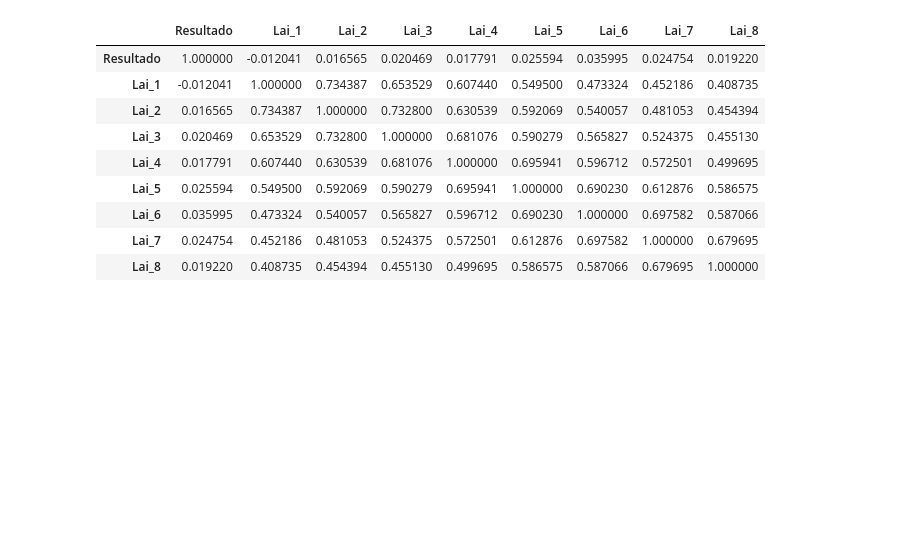
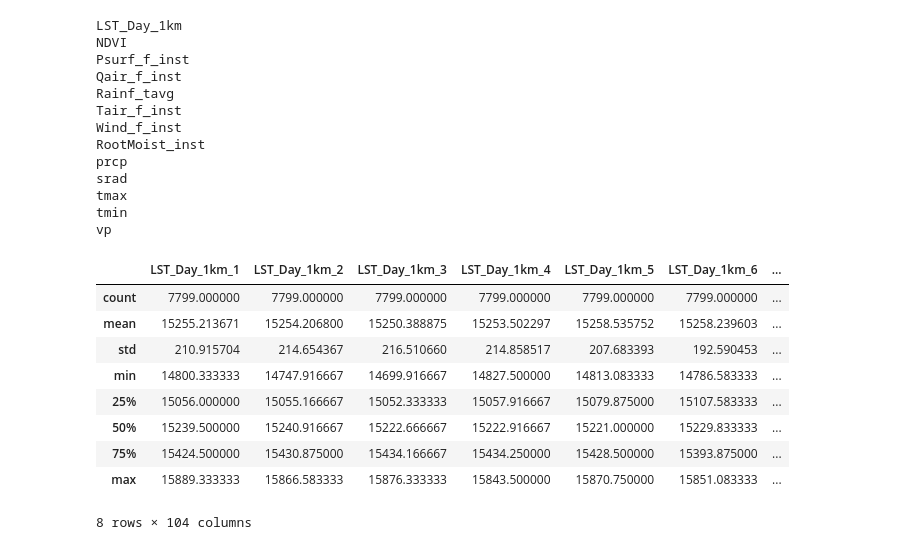
Before and after one commit to apr159/locust, a Jupyter notebook: 2-create-dataset.ipynb, the cells around one changed output. Drawn from its saved outputs; the diff is of its cells as text; code cells hidden in the pictures; blank space fills up the shorter version.

```diff
--- a/2-create-dataset.ipynb
+++ b/2-create-dataset.ipynb
@@ -141,25 +122,56 @@ dataset
 # %%
+
+dataset = pd.read_csv('data/2023-dataset.csv')
 
 features_all = ['LST_Day_1km','NDVI']+['Psurf_f_inst','Qair_f_inst','Rainf_tavg','Tair_f_inst','Wind_f_inst','RootMoist_inst']+['prcp','srad','tmax','tmin','vp']
 
 
 
+#dataset = data_output[['Resultado']+features+features2]
 
-
-#dataset = data_output[['Resultado']+features+features2]
+def convert(row,feature,st,end):
+    list_parsed = eval(row[feature])[st:end]
+    if np.sum(list_parsed) == 0:
+        return 0.0
+    else:
+        return np.mean(list_parsed)
 
 feature_dataset = pd.DataFrame()
 feature_dataset['Resultado'] = dataset['Resultado']
 for feature in features_all:
     print(feature)
-    feature_dataset[feature + '_1'] = dataset.apply(lambda row: np.mean(row[feature][0:12]),axis=1)
-    feature_dataset[feature + '_2'] = dataset.apply(lambda row: np.mean(row[feature][12:24]),axis=1)
-    feature_dataset[feature + '_3'] = dataset.apply(lambda row: np.mean(row[feature][24:36]),axis=1)
-    feature_dataset[feature + '_4'] = dataset.apply(lambda row: np.mean(row[feature][36:48]),axis=1)
-    feature_dataset[feature + '_5'] = dataset.apply(lambda row: np.mean(row[feature][48:60]),axis=1)
-    feature_dataset[feature + '_6'] = dataset.apply(lambda row: np.mean(row[feature][60:72]),axis=1)
-    feature_dataset[feature + '_7'] = dataset.apply(lambda row: np.mean(row[feature][72:84]),axis=1)
-    feature_dataset[feature + '_8'] = dataset.apply(lambda row: np.mean(row[feature][84:96]),axis=1)
+    feature_dataset[feature + '_1'] = dataset.apply(lambda row: convert(row,feature,0,12),axis=1)
+    feature_dataset[feature + '_2'] = dataset.apply(lambda row: convert(row,feature,12,24),axis=1)
+    feature_dataset[feature + '_3'] = dataset.apply(lambda row: convert(row,feature,24,36),axis=1)
+    feature_dataset[feature + '_4'] = dataset.apply(lambda row: convert(row,feature,36,48),axis=1)
+    feature_dataset[feature + '_5'] = dataset.apply(lambda row: convert(row,feature,48,60),axis=1)
+    feature_dataset[feature + '_6'] = dataset.apply(lambda row: convert(row,feature,60,72),axis=1)
+    feature_dataset[feature + '_7'] = dataset.apply(lambda row: convert(row,feature,72,84),axis=1)
+    feature_dataset[feature + '_8'] = dataset.apply(lambda row: convert(row,feature,84,96),axis=1)
 
 feature_dataset.to_csv('data/2023-feature-dataset.csv', index=False)
 feature_dataset.describe()
+# %% [output]
+LST_Day_1km
+NDVI
+Psurf_f_inst
+Qair_f_inst
+Rainf_tavg
+Tair_f_inst
+Wind_f_inst
+RootMoist_inst
+prcp
+srad
+tmax
+tmin
+vp
+|  | LST_Day_1km_1 | LST_Day_1km_2 | LST_Day_1km_3 | LST_Day_1km_4 | LST_Day_1km_5 | LST_Day_1km_6 | ... |
+| count | 7799.000000 | 7799.000000 | 7799.000000 | 7799.000000 | 7799.000000 | 7799.000000 | ... |
+| mean | 15255.213671 | 15254.206800 | 15250.388875 | 15253.502297 | 15258.535752 | 15258.239603 | ... |
+| std | 210.915704 | 214.654367 | 216.510660 | 214.858517 | 207.683393 | 192.590453 | ... |
+| min | 14800.333333 | 14747.916667 | 14699.916667 | 14827.500000 | 14813.083333 | 14786.583333 | ... |
+| 25% | 15056.000000 | 15055.166667 | 15052.333333 | 15057.916667 | 15079.875000 | 15107.583333 | ... |
+| 50% | 15239.500000 | 15240.916667 | 15222.666667 | 15222.916667 | 15221.000000 | 15229.833333 | ... |
+| 75% | 15424.500000 | 15430.875000 | 15434.166667 | 15434.250000 | 15428.500000 | 15393.875000 | ... |
+| max | 15889.333333 | 15866.583333 | 15876.333333 | 15843.500000 | 15870.750000 | 15851.083333 | ... |
+8 rows × 104 columns
@@ -209,15 +177,0 @@ feature_dataset.describe()
-# %%
-dataset = pd.read_csv('data/2022-feature-dataset-Lai.csv')
-dataset['Resultado'] = dataset.apply(lambda row: 1.0 if row['Resultado'] == 'Positivo' else 0.0,axis=1)
-dataset.corr()
-# %% [output]
-|  | Resultado | Lai_1 | Lai_2 | Lai_3 | Lai_4 | Lai_5 | Lai_6 | Lai_7 | Lai_8 |
-| Resultado | 1.000000 | -0.012041 | 0.016565 | 0.020469 | 0.017791 | 0.025594 | 0.035995 | 0.024754 | 0.019220 |
-| Lai_1 | -0.012041 | 1.000000 | 0.734387 | 0.653529 | 0.607440 | 0.549500 | 0.473324 | 0.452186 | 0.408735 |
-| Lai_2 | 0.016565 | 0.734387 | 1.000000 | 0.732800 | 0.630539 | 0.592069 | 0.540057 | 0.481053 | 0.454394 |
-| Lai_3 | 0.020469 | 0.653529 | 0.732800 | 1.000000 | 0.681076 | 0.590279 | 0.565827 | 0.524375 | 0.455130 |
-| Lai_4 | 0.017791 | 0.607440 | 0.630539 | 0.681076 | 1.000000 | 0.695941 | 0.596712 | 0.572501 | 0.499695 |
-| Lai_5 | 0.025594 | 0.549500 | 0.592069 | 0.590279 | 0.695941 | 1.000000 | 0.690230 | 0.612876 | 0.586575 |
-| Lai_6 | 0.035995 | 0.473324 | 0.540057 | 0.565827 | 0.596712 | 0.690230 | 1.000000 | 0.697582 | 0.587066 |
-| Lai_7 | 0.024754 | 0.452186 | 0.481053 | 0.524375 | 0.572501 | 0.612876 | 0.697582 | 1.000000 | 0.679695 |
-| Lai_8 | 0.019220 | 0.408735 | 0.454394 | 0.455130 | 0.499695 | 0.586575 | 0.587066 | 0.679695 | 1.000000 |
```
Also changed, not shown: parts of 10 cells of this notebook, 7 other files.
